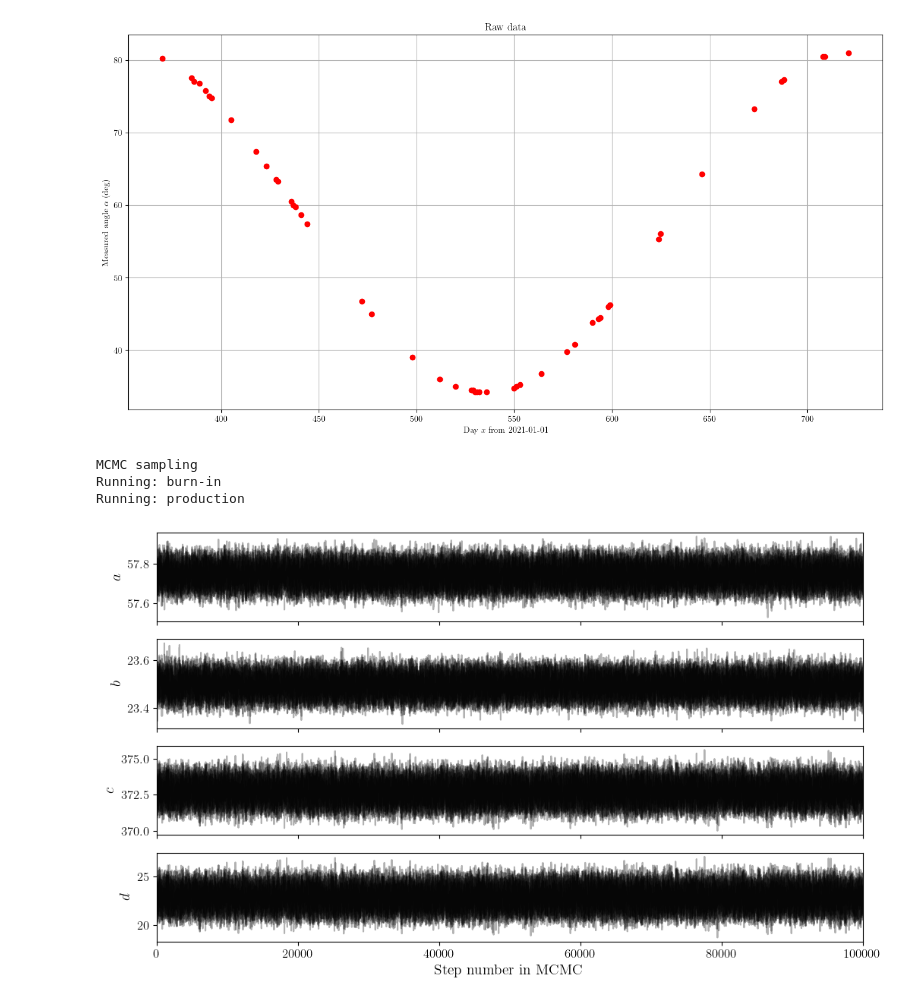
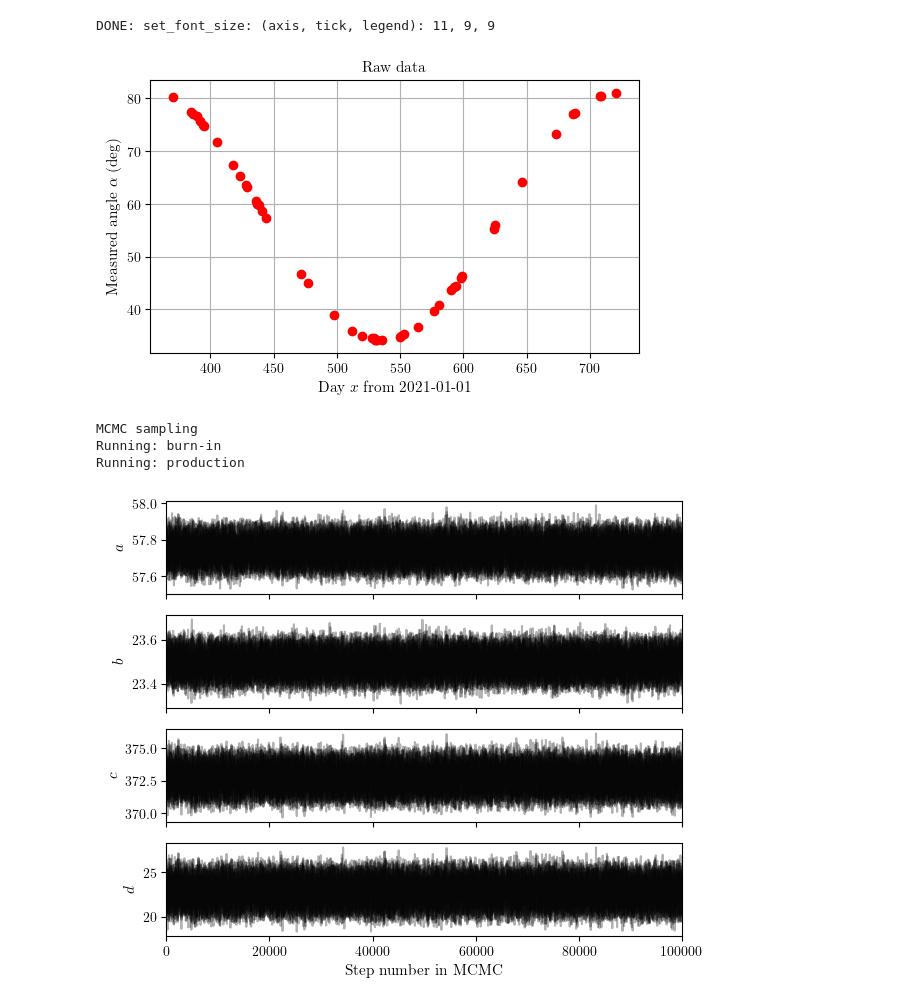
Before and after one commit to GottfridOlsson/Latitude-Measurements, a Jupyter notebook: bayesian_analysis.ipynb, the cells around one changed output. Drawn from its saved outputs; the diff is of its cells as text; code cells hidden in the pictures.

```diff
--- a/bayesian_analysis.ipynb
+++ b/bayesian_analysis.ipynb
@@ -13,12 +13,27 @@ import corner
 import pandas as pd
 #import h5py
 %matplotlib inline
-plt.rcParams['figure.figsize'] = (16,8)
+plt.rcParams['figure.figsize'] = (16/2.54,9/2.54)
 matplotlib.rcParams.update({
     "text.usetex": True,
     "font.family": "serif",
     "font.serif" : ["Computer Modern Roman"]
     })
+
+def set_font_size(axis, tick, legend):
+    matplotlib.rc('font',   size=axis)      #2022-06-21: not sure what the difference is, to test later on!
+    matplotlib.rc('axes',   titlesize=axis) #2022-06-21: not sure what the difference is, to test later on!
+    matplotlib.rc('axes',   labelsize=axis) #2022-06-21: not sure what the difference is, to test later on!
+    matplotlib.rc('xtick',  labelsize=tick)
+    matplotlib.rc('ytick',  labelsize=tick)
+    matplotlib.rc('legend', fontsize=legend)
+    print("DONE: set_font_size: (axis, tick, legend): " + str(axis) + ", " + str(tick) + ", " + str(legend))
+
+set_font_size(11,9,9)
+
+#TODO: set font size and all that, see plot-data
+# %% [output]
+DONE: set_font_size: (axis, tick, legend): 11, 9, 9
 # %%
 # DATA AND FITTED CURVE #
 
@@ -29,35 +44,35 @@ CSV = CSV.dropna() #otherwise emcee gets sad
 
 """
     day:            days from 2021
     measured_data:  max angle that day
     sigma:          standard deviation of measurement
     fitted_curve:   function of theta and x
 """
 header = CSV.columns.values
 day = np.array(CSV[header[3]])
 measured_data = np.array(CSV[header[4]])
 sigma = np.array(CSV[header[5]]) #the uncertainty in the measurements is +-0.25 deg # TODO: perhaps can do this better or more rigorously=
 
-sigma = sigma / 2
+sigma = (1/np.sqrt(3)) * (sigma) # standard deviation for a uniform distribution is (1/sqrt(3)) * a, where uniform in the range [-a, +a]
 
 # Parameter values for prior
 theta_labels = ["$a$", "$b$", "$c$", "$d$"]
 a_min, a_max = 0, 90 # a \in [0, 90] for latitude (from the stars I can tell that I'm on the northen hemisphere)
 b_min, b_max = 0, 90 # b \in [0, 90] for the Earths axial tilt (could take 0, 180) but that would be equivalent with having the hemispheres shifted
 c_min, c_max = 350, 380 # c is number of days in a year
 d_min, d_max = -190, 190 # d is number of days in shift
 
 c_mu, c_sigma = 365.25, 1.0 # c is number of days in a year
 d_mu, d_sigma = 11.0, 2.0 # d is number of days in shift
 
 # Check that raw data looks good
 plt.title("Raw data")
 plt.errorbar(day, measured_data, yerr=sigma, color='r', marker='o', linestyle='')
 plt.xlabel("Day $x$ from 2021-01-01")
 plt.ylabel("Measured angle $\\alpha$ (deg)")
 plt.grid()
 # %% [output]
-[figure, old version]
+[figure, new version]
 # %%
 # FUNCTIONS #
 
@@ -157,22 +172,23 @@ reader_filename = MCMC_filename#"MCMC_walkers40_burninsteps1000_productionsteps5
 #samples = reader.get_chain()
 samples = sampler.get_chain() # shape: (number_of_iterations, number_of_walkers, len(theta))
 
-fig, axes = plt.subplots(number_of_dimensions, figsize=(12, 7), sharex=True)
+fig, axes = plt.subplots(number_of_dimensions, figsize=(16/2.54, 13/2.54), sharex=True)
 for i in range(number_of_dimensions):
     ax = axes[i]
     ax.plot(samples[:, :, i], "k", alpha=0.3)
     ax.set_xlim(0, len(samples))
-    ax.set_ylabel(theta_labels[i], fontsize=14)
+    ax.set_ylabel(theta_labels[i])
 
-axes[-1].set_xlabel("Step number in MCMC", fontsize=14)
+axes[-1].set_xlabel("Step number in MCMC")
 for ax in fig.get_axes():
-    ax.tick_params(axis='both', labelsize=12)
+    ax.tick_params(axis='both')
+fig.tight_layout()
 fig.savefig(f"MCMC figures/theta_vs_step_number_{reader_filename}.pdf")
 #tau = sampler.get_autocorr_time()
 #print(f"Autocorrelation time (steps): {tau}")
 # Styling
 # %% [output]
-[figure, old version]
+[figure, new version]
 # %%
 #flat_samples = reader.get_chain(flat=True)
 flat_samples = sampler.get_chain(flat=True)
```
Also changed, not shown: parts of 3 cells of this notebook, 5 other files.
